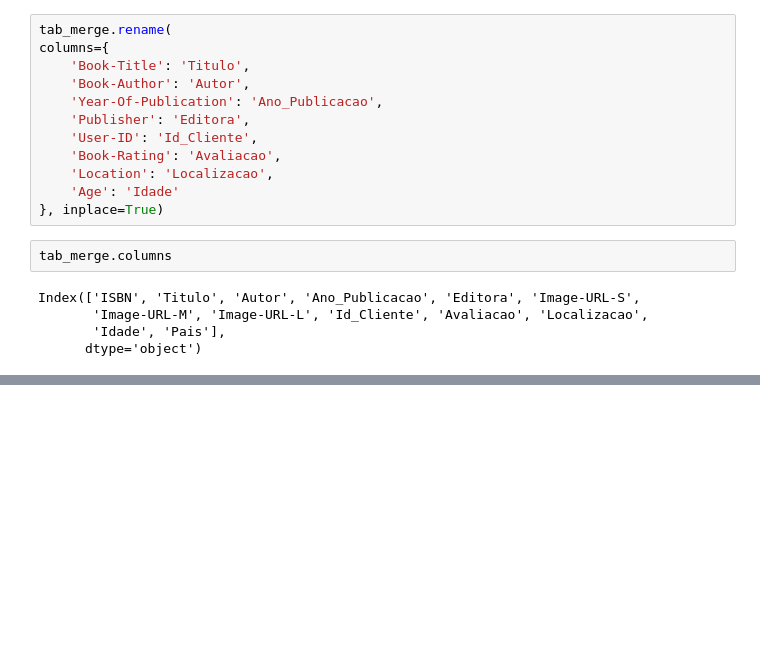
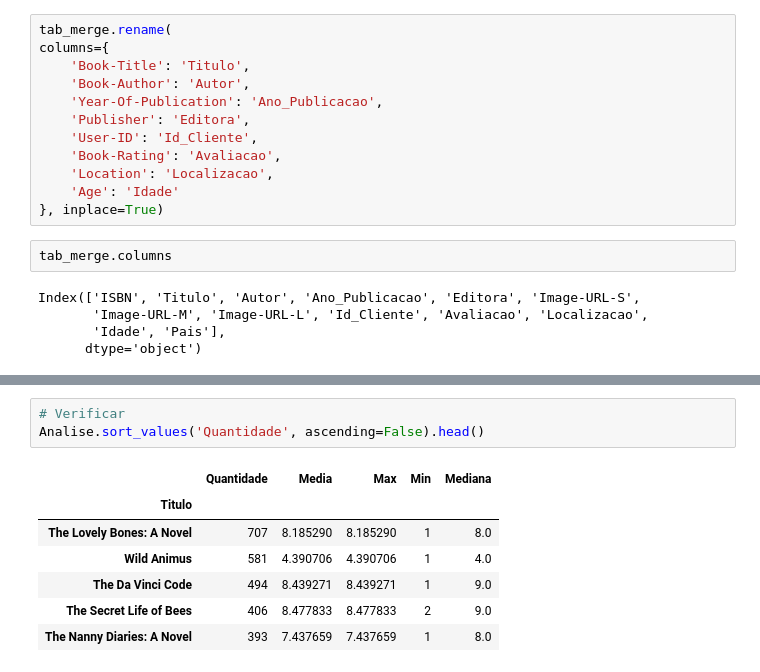
Before and after one commit to Lyarkh/Sistema_De_Recomendacao_Livros, a Jupyter notebook: Modelagem de dados.ipynb, the cells around one changed output, grey strips where cells are left out. Drawn from its saved outputs; the diff is of its cells as text; blank space fills up the shorter version.

```diff
--- a/Modelagem de dados.ipynb
+++ b/Modelagem de dados.ipynb
@@ -303,0 +340,11 @@ tab_merge.isnull().sum(), tab_merge.shape
+# %%
+# Verificar
+Analise.sort_values('Quantidade', ascending=False).head()
+# %% [output]
+|  | Quantidade | Media | Max | Min | Mediana |
+| Titulo |  |  |  |  |  |
+| The Lovely Bones: A Novel | 707 | 8.185290 | 8.185290 | 1 | 8.0 |
+| Wild Animus | 581 | 4.390706 | 4.390706 | 1 | 4.0 |
+| The Da Vinci Code | 494 | 8.439271 | 8.439271 | 1 | 9.0 |
+| The Secret Life of Bees | 406 | 8.477833 | 8.477833 | 2 | 9.0 |
+| The Nanny Diaries: A Novel | 393 | 7.437659 | 7.437659 | 1 | 8.0 |
```
Also changed, not shown: parts of 9 cells of this notebook.
